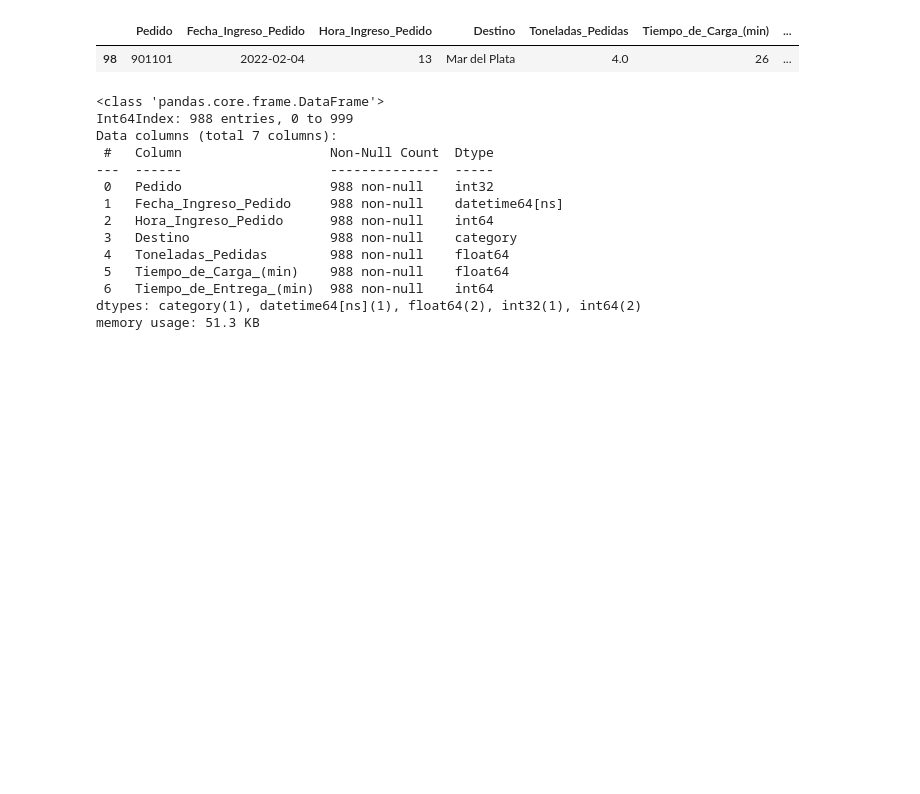
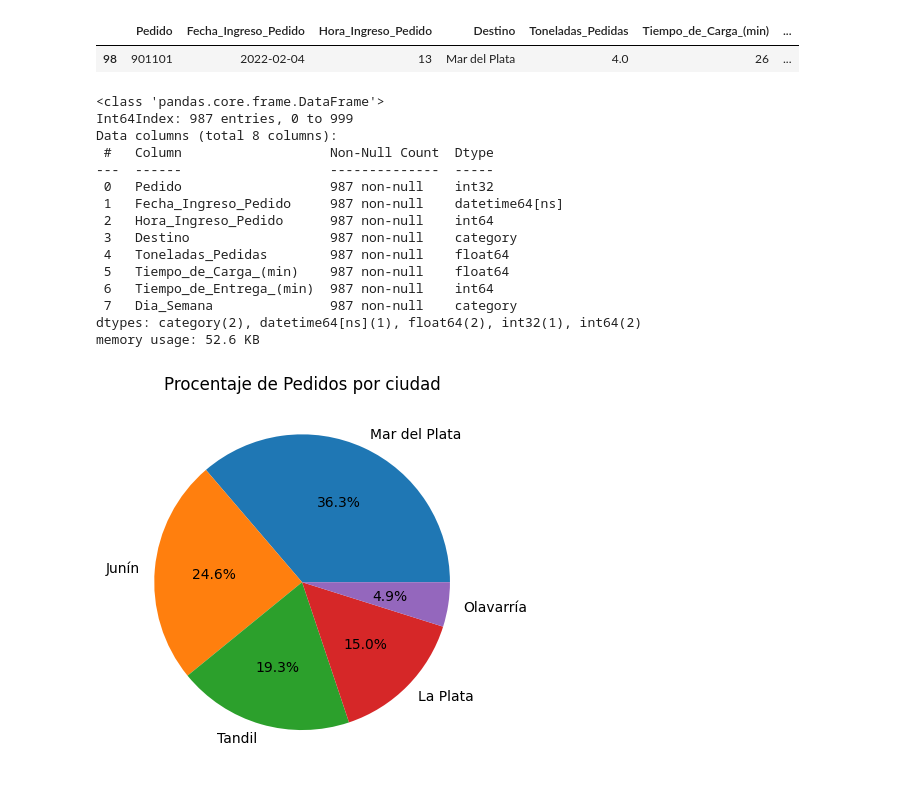
Before and after one commit to rodrigoamor5/TP1_Operativa_III, a Jupyter notebook: Analisis.ipynb, the cells around one changed output. Cells and saved outputs as stored; diff of their text form; code cells hidden in the pictures; blank space fills up the shorter version.

Commit message:
Agregado de un poco de analisis

```diff
--- a/Analisis.ipynb
+++ b/Analisis.ipynb
@@ -152,3 +152,13 @@ Data columns (total 7 columns):
  6   Tiempo_de_Entrega_(min)  993 non-null    object
 dtypes: category(1), datetime64[ns](1), float64(1), int32(1), int64(1), object(2)
 memory usage: 52.1+ KB
+# %%
+#Reviso columna Hora_Ingreso_Pedido
+
+df['Hora_Ingreso_Pedido'].describe() #Hay por lo menos un valor que es > 24
+#Chequeo cuantos hay, encuentro solamente uno
+hora_fuera_de_rango = df[df["Hora_Ingreso_Pedido"] > 23] # Hay solo un dato
+hora_fuera_de_rango.index
+
+df = df.drop(hora_fuera_de_rango.index)#Elimino la fila, se puede hacer algo mejor
+df.head()
@@ -215,4 +232,16 @@ memory usage: 51.6+ KB
 #Elimine los espacios de las últimas dos columnas
 df['Tiempo_de_Carga_(min)'] = df['Tiempo_de_Carga_(min)'].replace(' ', '')
 df['Tiempo_de_Entrega_(min)'] = df['Tiempo_de_Entrega_(min)'].replace(' ', '')
+# %%
+#Fechas
+#Dia de semana
+df['Dia_Semana'] = df['Fecha_Ingreso_Pedido'].dt.dayofweek
+df['Dia_Semana'] = df.Dia_Semana.astype(int)
+
+dias = ['LU', 'MA', 'MI', 'JU', 'VI', 'SA', 'DO']
+
+for day in dias:
+    df.loc[df['Dia_Semana'] == dias.index(day), 'Dia_Semana'] = day
+
+df.Dia_Semana = pd.Categorical(df['Dia_Semana'])
 # %% [markdown]
@@ -254,19 +283,20 @@ df['Tiempo_de_Entrega_(min)'] = pd.to_numeric(df['Tiempo_de_Entrega_(min)'])
 df.info()
 # %% [output]
 <class 'pandas.core.frame.DataFrame'>
-Int64Index: 988 entries, 0 to 999
-Data columns (total 7 columns):
+Int64Index: 987 entries, 0 to 999
+Data columns (total 8 columns):
  #   Column                   Non-Null Count  Dtype
 ---  ------                   --------------  -----
- 0   Pedido                   988 non-null    int32
- 1   Fecha_Ingreso_Pedido     988 non-null    datetime64[ns]
- 2   Hora_Ingreso_Pedido      988 non-null    int64
- 3   Destino                  988 non-null    category
- 4   Toneladas_Pedidas        988 non-null    float64
- 5   Tiempo_de_Carga_(min)    988 non-null    float64
- 6   Tiempo_de_Entrega_(min)  988 non-null    int64
-dtypes: category(1), datetime64[ns](1), float64(2), int32(1), int64(2)
-memory usage: 51.3 KB
+ 0   Pedido                   987 non-null    int32
+ 1   Fecha_Ingreso_Pedido     987 non-null    datetime64[ns]
+ 2   Hora_Ingreso_Pedido      987 non-null    int64
+ 3   Destino                  987 non-null    category
+ 4   Toneladas_Pedidas        987 non-null    float64
+ 5   Tiempo_de_Carga_(min)    987 non-null    float64
+ 6   Tiempo_de_Entrega_(min)  987 non-null    int64
+ 7   Dia_Semana               987 non-null    category
+dtypes: category(2), datetime64[ns](1), float64(2), int32(1), int64(2)
+memory usage: 52.6 KB
 # %%
 #Exportacion de data limpia
 df.to_csv('TP1_datalimpia.csv', sep = ';')
@@ -272,0 +306,8 @@ df.to_csv('TP1_datalimpia.csv', sep = ';')
+# %%
+#Analisis de pedidos por ciudad
+counts = df['Destino'].value_counts()
+plt.pie(counts.values, labels = counts.index, autopct= '%1.1f%%')
+plt.title(label = "Procentaje de Pedidos por ciudad")
+plt.show()
+# %% [output]
+[figure, added]
```
Also changed, not shown: parts of 8 cells of this notebook, 1 other file.
